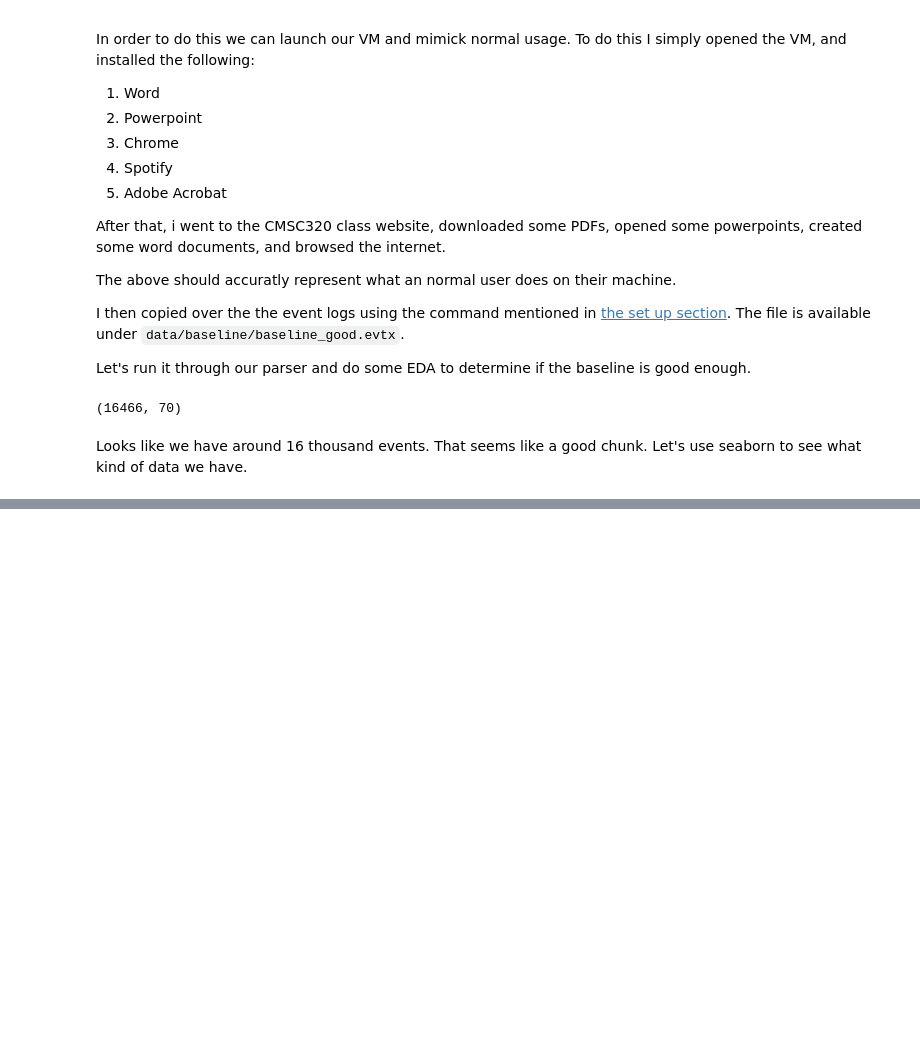
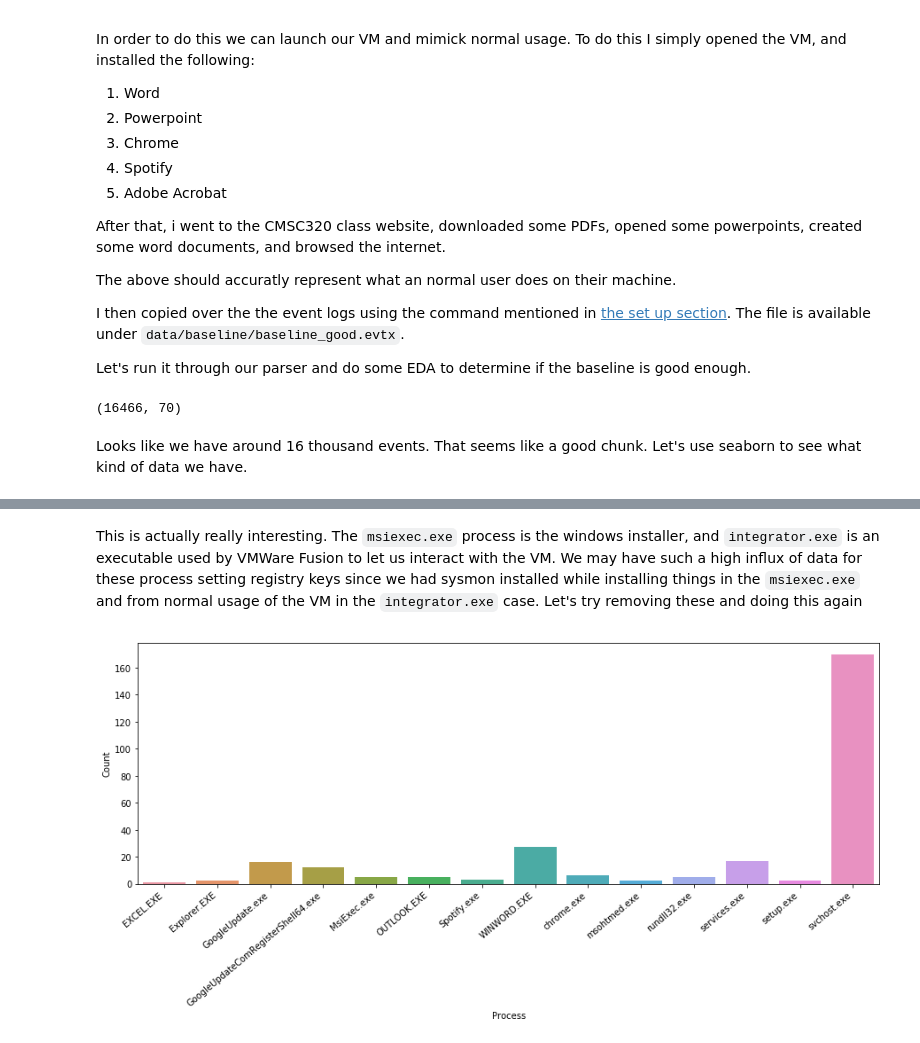
Before and after one commit to ckc5800/detecting_malicious_activity, a Jupyter notebook: ml_csec_applications.ipynb, the cells around one changed output, grey strips where cells are left out. Saved outputs shown, nothing was run; the diff lists cells and outputs as text; code cells hidden in the pictures; blank space fills up the shorter version.

```diff
--- a/ml_csec_applications.ipynb
+++ b/ml_csec_applications.ipynb
@@ -233,0 +317,16 @@ import seaborn
+# %% [markdown]
+This is actually really interesting. The `msiexec.exe` process is the windows installer, and `integrator.exe` is an executable used by VMWare Fusion to let us interact with the VM. We may have such a high influx of data for these process setting registry keys since we had sysmon installed while installing things in the `msiexec.exe` and from normal usage of the VM in the `integrator.exe` case. Let's try removing these and doing this again
+# %%
+process_target_pair = registry_value_set[(registry_value_set.Process != "integrator.exe") &
+                                         (registry_value_set.Process != "msiexec.exe")].groupby(
+    ["Process"]
+).count()['EventID'].reset_index()
+
+process_target_pair = process_target_pair.rename(columns={"EventID" : "Count"})
+
+fig, ax = plt.subplots(figsize=(15,5))
+sns.barplot(x="Process", y="Count", data=process_target_pair, ax=ax)
+ax.set_xticklabels(ax.get_xticklabels(), rotation=40, ha="right")
+plt.show()
+# %% [output]
+[figure, added]
```
Also changed, not shown: parts of 13 cells of this notebook.
